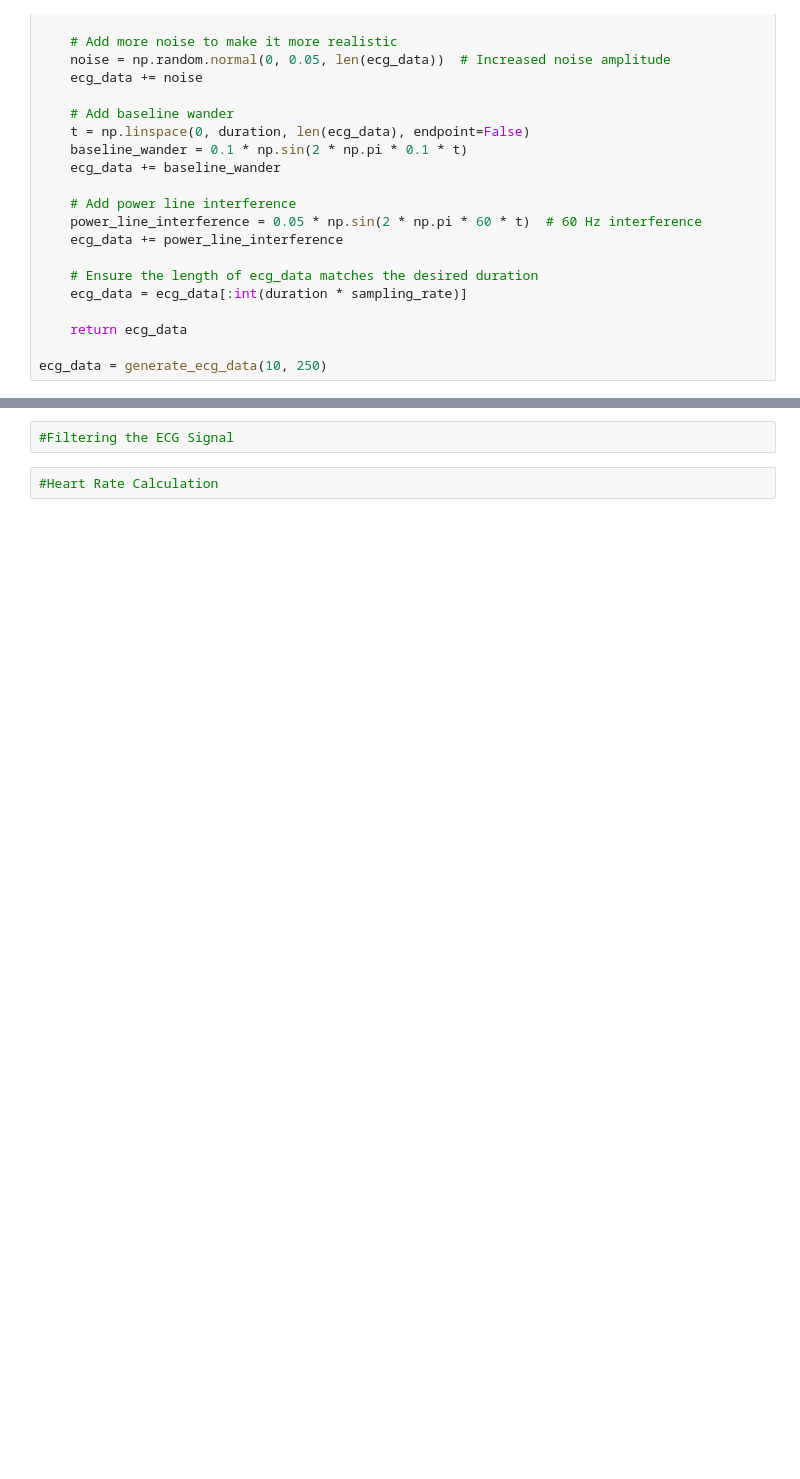
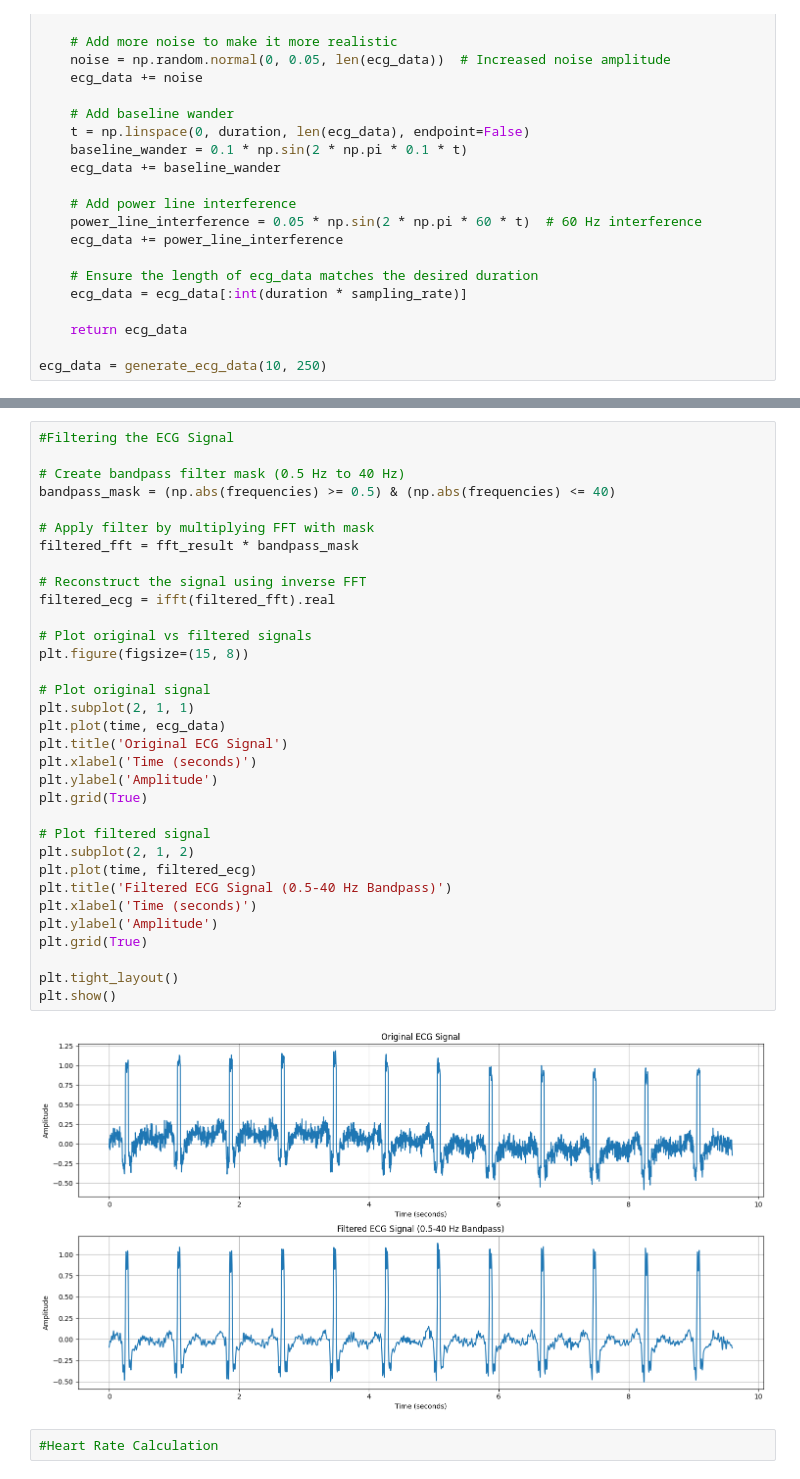
Before and after one commit to Heather-bu/bme3053c, a Jupyter notebook: homework_7.ipynb, the cells around one changed output, grey strips where cells are left out. Cells and saved outputs as stored; diff of their text form; blank space fills up the shorter version.

```diff
--- a/homework_7.ipynb
+++ b/homework_7.ipynb
@@ -156,4 +156,37 @@ plt.show()
-# %%
-#Filtering the ECG Signal
+# %%
+#Filtering the ECG Signal
+
+# Create bandpass filter mask (0.5 Hz to 40 Hz)
+bandpass_mask = (np.abs(frequencies) >= 0.5) & (np.abs(frequencies) <= 40)
+
+# Apply filter by multiplying FFT with mask
+filtered_fft = fft_result * bandpass_mask
+
+# Reconstruct the signal using inverse FFT
+filtered_ecg = ifft(filtered_fft).real
+
+# Plot original vs filtered signals
+plt.figure(figsize=(15, 8))
+
+# Plot original signal
+plt.subplot(2, 1, 1)
+plt.plot(time, ecg_data)
+plt.title('Original ECG Signal')
+plt.xlabel('Time (seconds)')
+plt.ylabel('Amplitude')
+plt.grid(True)
+
+# Plot filtered signal
+plt.subplot(2, 1, 2)
+plt.plot(time, filtered_ecg)
+plt.title('Filtered ECG Signal (0.5-40 Hz Bandpass)')
+plt.xlabel('Time (seconds)')
+plt.ylabel('Amplitude')
+plt.grid(True)
+
+plt.tight_layout()
+plt.show()
+# %% [output]
+[figure, added]
 # %%
 #Heart Rate Calculation
```
Also changed, not shown: parts of 2 cells of this notebook.
